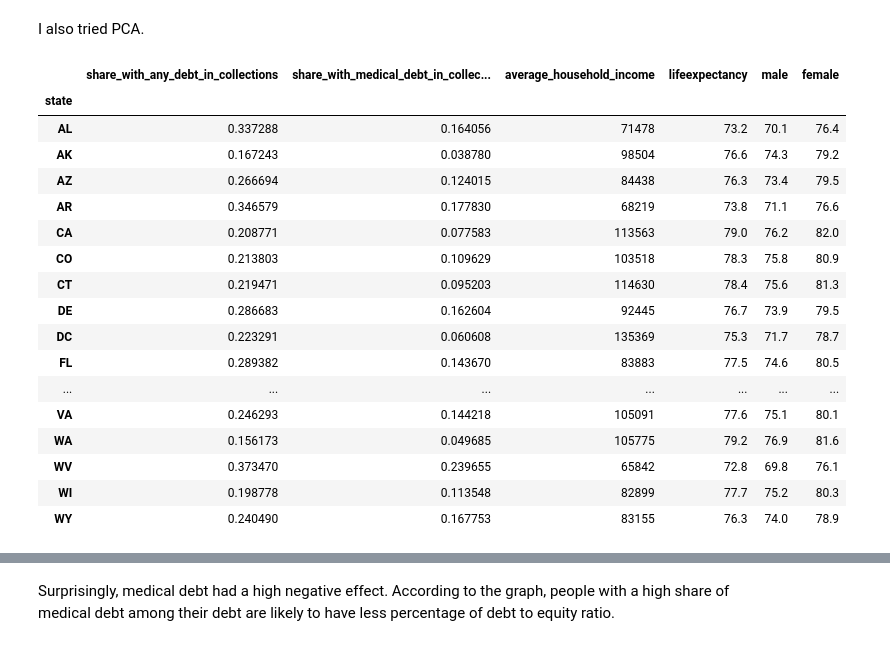
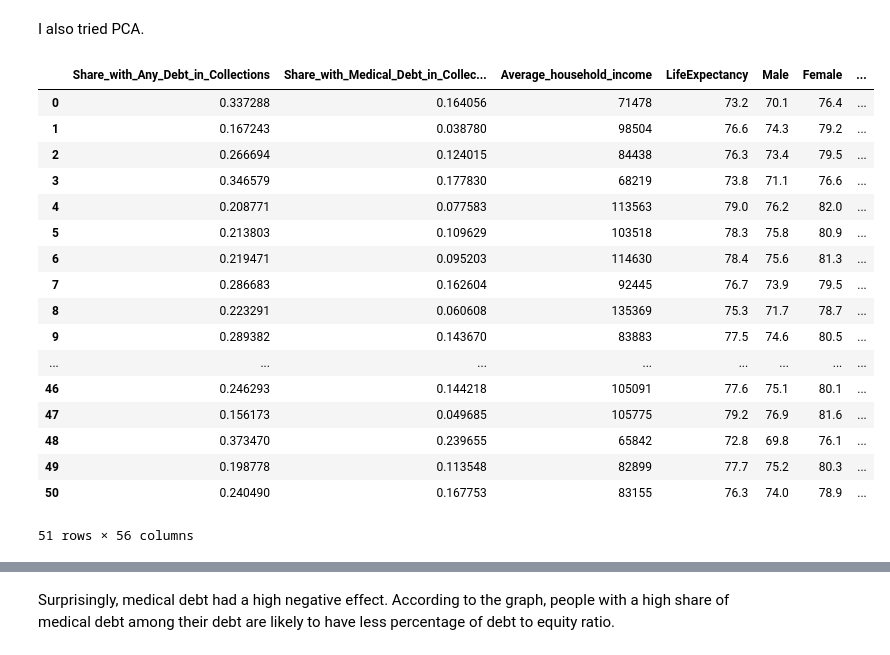
Before and after one commit to sooyeon114/PCA_life_expectancy, a Jupyter notebook: life_expctancy_Soo_Yeon_Kim.ipynb, the cells around one changed output, grey strips where cells are left out. Cells and saved outputs as stored; diff of their text form; code cells hidden in the pictures.

```diff
--- a/life_expctancy_Soo_Yeon_Kim.ipynb
+++ b/life_expctancy_Soo_Yeon_Kim.ipynb
@@ -85,30 +82,30 @@ I also tried PCA.
 # %%
 def tweak_kag2(df):
     df = pd.get_dummies(df, drop_first=True)
     cols = [c.replace(' ', '_') for c in df.columns]
     df.columns = cols
     return df
-df = tweak_kag2(df3)
+df = tweak_kag2(df)
 df
 # %% [output]
-|  | share_with_any_debt_in_collections | share_with_medical_debt_in_collec... | average_household_income | lifeexpectancy | male | female |
-| state |  |  |  |  |  |  |
-| AL | 0.337288 | 0.164056 | 71478 | 73.2 | 70.1 | 76.4 |
-| AK | 0.167243 | 0.038780 | 98504 | 76.6 | 74.3 | 79.2 |
-| AZ | 0.266694 | 0.124015 | 84438 | 76.3 | 73.4 | 79.5 |
-| AR | 0.346579 | 0.177830 | 68219 | 73.8 | 71.1 | 76.6 |
-| CA | 0.208771 | 0.077583 | 113563 | 79.0 | 76.2 | 82.0 |
-| CO | 0.213803 | 0.109629 | 103518 | 78.3 | 75.8 | 80.9 |
-| CT | 0.219471 | 0.095203 | 114630 | 78.4 | 75.6 | 81.3 |
-| DE | 0.286683 | 0.162604 | 92445 | 76.7 | 73.9 | 79.5 |
-| DC | 0.223291 | 0.060608 | 135369 | 75.3 | 71.7 | 78.7 |
-| FL | 0.289382 | 0.143670 | 83883 | 77.5 | 74.6 | 80.5 |
-| ... | ... | ... | ... | ... | ... | ... |
-| VA | 0.246293 | 0.144218 | 105091 | 77.6 | 75.1 | 80.1 |
-| WA | 0.156173 | 0.049685 | 105775 | 79.2 | 76.9 | 81.6 |
-| WV | 0.373470 | 0.239655 | 65842 | 72.8 | 69.8 | 76.1 |
-| WI | 0.198778 | 0.113548 | 82899 | 77.7 | 75.2 | 80.3 |
-| WY | 0.240490 | 0.167753 | 83155 | 76.3 | 74.0 | 78.9 |
+|  | Share_with_Any_Debt_in_Collections | Share_with_Medical_Debt_in_Collec... | Average_household_income | LifeExpectancy | Male | Female | ... |
+| 0 | 0.337288 | 0.164056 | 71478 | 73.2 | 70.1 | 76.4 | ... |
+| 1 | 0.167243 | 0.038780 | 98504 | 76.6 | 74.3 | 79.2 | ... |
+| 2 | 0.266694 | 0.124015 | 84438 | 76.3 | 73.4 | 79.5 | ... |
+| 3 | 0.346579 | 0.177830 | 68219 | 73.8 | 71.1 | 76.6 | ... |
+| 4 | 0.208771 | 0.077583 | 113563 | 79.0 | 76.2 | 82.0 | ... |
+| 5 | 0.213803 | 0.109629 | 103518 | 78.3 | 75.8 | 80.9 | ... |
+| 6 | 0.219471 | 0.095203 | 114630 | 78.4 | 75.6 | 81.3 | ... |
+| 7 | 0.286683 | 0.162604 | 92445 | 76.7 | 73.9 | 79.5 | ... |
+| 8 | 0.223291 | 0.060608 | 135369 | 75.3 | 71.7 | 78.7 | ... |
+| 9 | 0.289382 | 0.143670 | 83883 | 77.5 | 74.6 | 80.5 | ... |
+| ... | ... | ... | ... | ... | ... | ... | ... |
+| 46 | 0.246293 | 0.144218 | 105091 | 77.6 | 75.1 | 80.1 | ... |
+| 47 | 0.156173 | 0.049685 | 105775 | 79.2 | 76.9 | 81.6 | ... |
+| 48 | 0.373470 | 0.239655 | 65842 | 72.8 | 69.8 | 76.1 | ... |
+| 49 | 0.198778 | 0.113548 | 82899 | 77.7 | 75.2 | 80.3 | ... |
+| 50 | 0.240490 | 0.167753 | 83155 | 76.3 | 74.0 | 78.9 | ... |
+51 rows × 56 columns
 # %%
 X = df
 std = preprocessing.StandardScaler()
```
Also changed, not shown: parts of 12 cells of this notebook.
